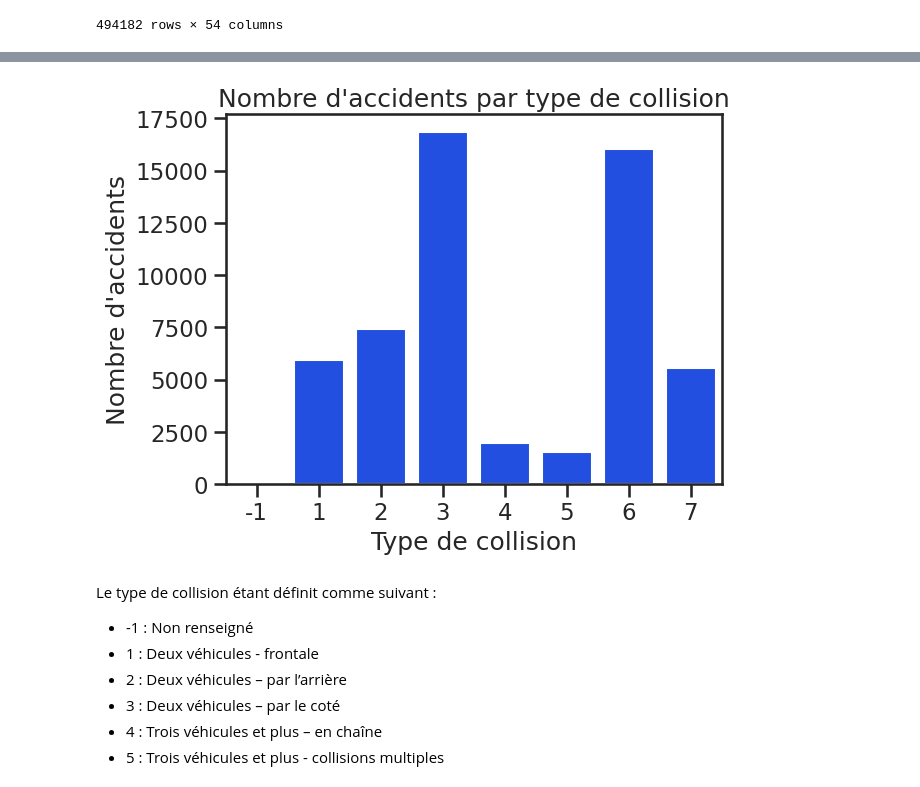
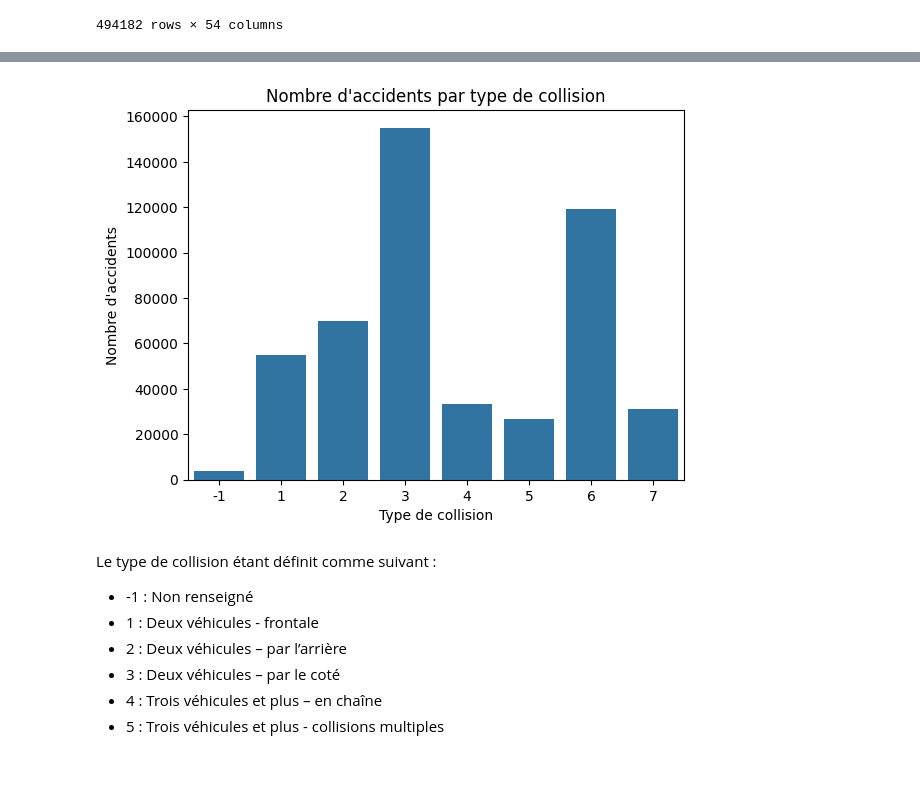
Before and after one commit to Nujadn/accident_route, a Jupyter notebook: analyse_exploratoire.ipynb, the cells around one changed output, grey strips where cells are left out. Saved outputs shown, nothing was run; the diff lists cells and outputs as text; code cells hidden in the pictures.

```diff
--- a/analyse_exploratoire.ipynb
+++ b/analyse_exploratoire.ipynb
@@ -193,12 +212,12 @@ En zone urbaine, les usagers vulnérables de la route (piétons, cyclistes et us
 # %%
-sns.countplot(x = df_carac22['col'])
+sns.countplot(x = df['col'])
 
 plt.title("Nombre d'accidents par type de collision")
 plt.xlabel("Type de collision")
 plt.ylabel("Nombre d'accidents")
 plt.show();
 # %% [output]
-[figure, old version]
+[figure, new version]
 # %% [markdown]
 Le type de collision étant définit comme suivant :
 - -1 : Non renseigné
```
Also changed, not shown: parts of 25 cells of this notebook.
